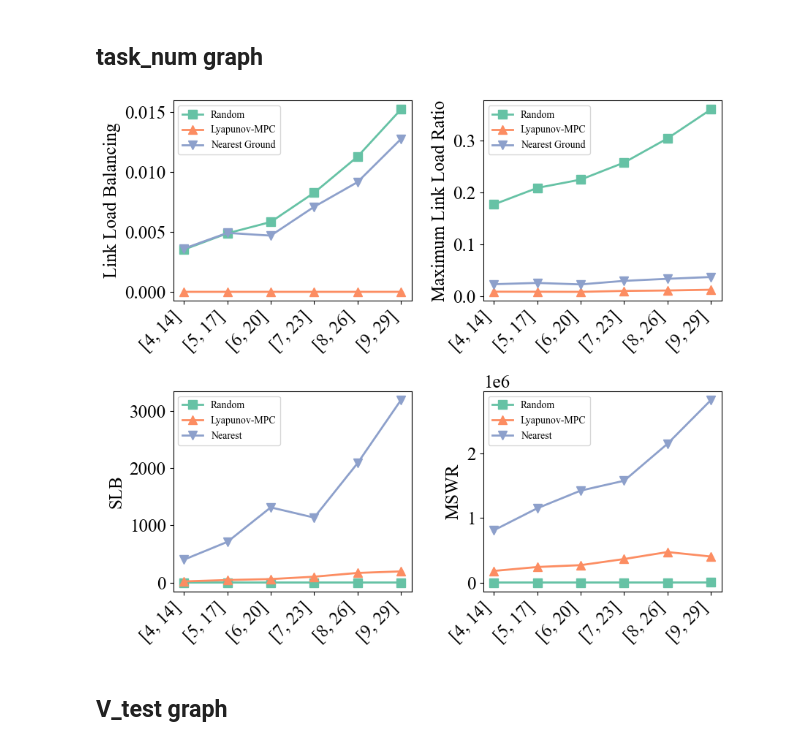
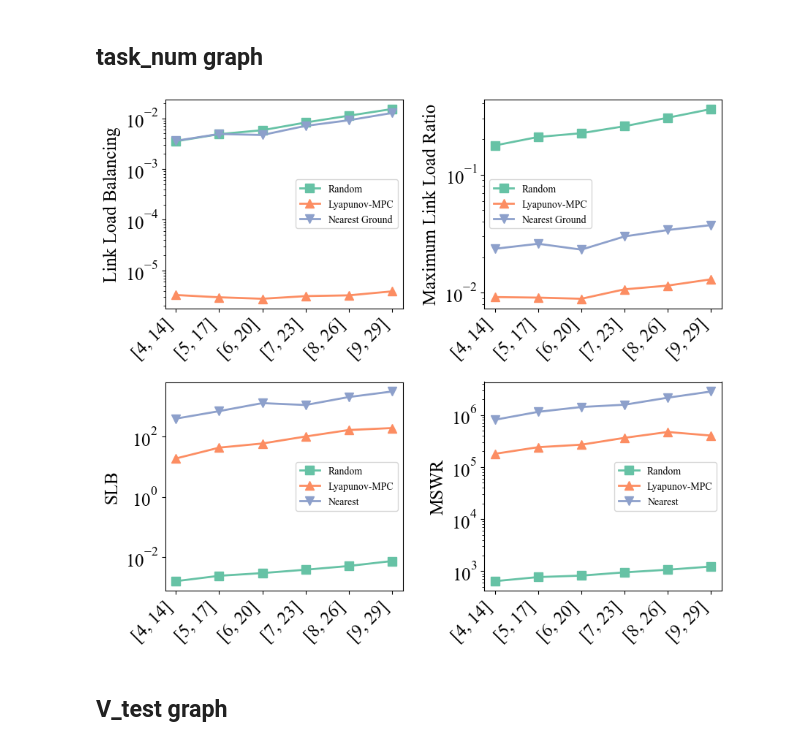
Before and after one commit to JimCSuen/globecom2026supplementary, a Jupyter notebook: exp_data_MPC/fig.ipynb, the cells around one changed output. Drawn from its saved outputs; the diff is of its cells as text; code cells hidden in the pictures.

Commit message:
change for semilog coordinate

```diff
--- a/exp_data_MPC/fig.ipynb
+++ b/exp_data_MPC/fig.ipynb
@@ -139,15 +139,15 @@ for idx, key in enumerate(
     y4 = [item[3][key] for item in mean_value_const_size]
 
     ax = axs[idx // 2, idx % 2]
-    ax.plot(x, y4, label="Random", marker="s", markersize=marker_size)
-    ax.plot(x, y1, label="Lyapunov-MPC", marker="^", markersize=marker_size)
+    ax.semilogy(x, y4, label="Random", marker="s", markersize=marker_size)
+    ax.semilogy(x, y1, label="Lyapunov-MPC", marker="^", markersize=marker_size)
 
     if idx == 0 or idx == 1:
         y2 = [item[1][key] for item in mean_value_const_size]
-        ax.plot(x, y2, label="Nearest Ground", marker="v", markersize=marker_size)
+        ax.semilogy(x, y2, label="Nearest Ground", marker="v", markersize=marker_size)
     else:
         y3 = [item[2][key] for item in mean_value_const_size]
-        ax.plot(x, y3, label="Nearest", marker="v", markersize=marker_size)
+        ax.semilogy(x, y3, label="Nearest", marker="v", markersize=marker_size)
 
     # ax.set_xlabel(f"({subplot_name[idx]})")
     # ax.set_xlabel('Walker Delta Constellation Size')
@@ -159,4 +159,6 @@ for idx, key in enumerate(
 plt.tight_layout()
 fig.savefig("const_size.pdf", bbox_inches="tight")
 plt.show()
+
+print(mean_value_const_size)
 # %% [output]
@@ -264,38 +267,38 @@ for i in range(l):
 mean_value_task = new_mean_value_task
 task_num_list = new_task_num_list
 
 fig, axs = plt.subplots(2, 2, figsize=(9, 8))
 for idx, key in enumerate(
     ["link_load_ratio", "max_link_load_ratio", "sat_pload_ratio", "max_sat_pload"]
 ):
     x = [f"[{int(i/2)}, {int(np.ceil(i*1.5))}]" for i in task_num_list]
     y1 = [item[0][key] for item in mean_value_task]
     y4 = [item[3][key] for item in mean_value_task]
 
     ax = axs[idx // 2, idx % 2]
     plt.setp(ax.get_xticklabels(), rotation=45, ha="right")
-    ax.plot(x, y4, label="Random", marker="s", markersize=marker_size)
-    ax.plot(x, y1, label="Lyapunov-MPC", marker="^", markersize=marker_size)
+    ax.semilogy(x, y4, label="Random", marker="s", markersize=marker_size)
+    ax.semilogy(x, y1, label="Lyapunov-MPC", marker="^", markersize=marker_size)
 
     if idx == 0 or idx == 1:
         y2 = [item[1][key] for item in mean_value_task]
-        ax.plot(x, y2, label="Nearest Ground", marker="v", markersize=marker_size)
+        ax.semilogy(x, y2, label="Nearest Ground", marker="v", markersize=marker_size)
     else:
         y3 = [item[2][key] for item in mean_value_task]
-        ax.plot(x, y3, label="Nearest", marker="v", markersize=marker_size)
+        ax.semilogy(x, y3, label="Nearest", marker="v", markersize=marker_size)
 
     # ax.set_xlabel(f"({subplot_name[idx]})")
     # ax.set_xlabel('Walker Delta Constellation Size')
     ax.set_ylabel(metric_list[idx])
     # ax.set_title(f'{key} vs const_size')
     ax.legend()
 
 # fig.text(0.5, 0.01, "Walker Delta Constellation Size", ha="center")
 plt.tight_layout()
 fig.savefig("task_num.pdf", bbox_inches="tight")
 plt.show()
 # %% [output]
-[figure, old version]
+[figure, new version]
 # %% [markdown]
 ## V_test graph
 # %%
```
Also changed, not shown: parts of 1 cell of this notebook, 3 other files.
